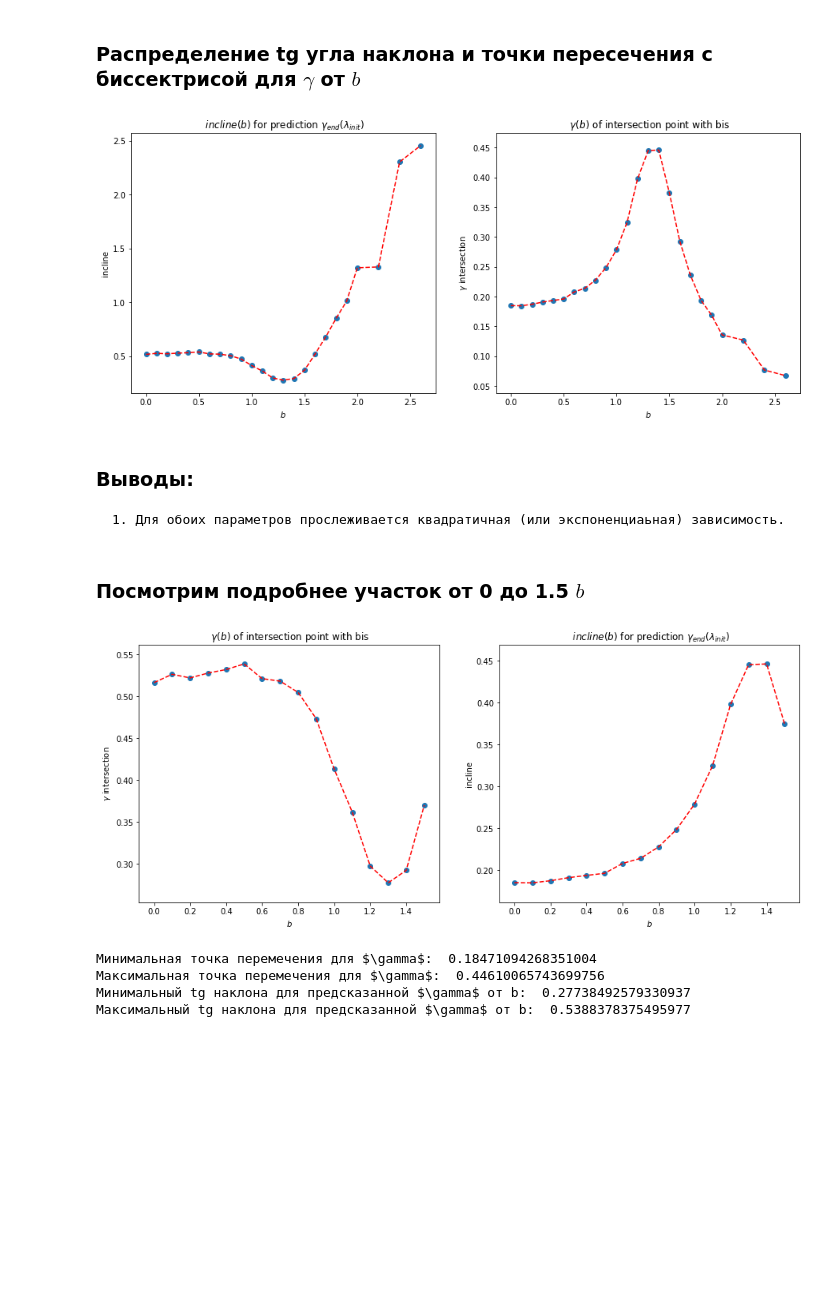
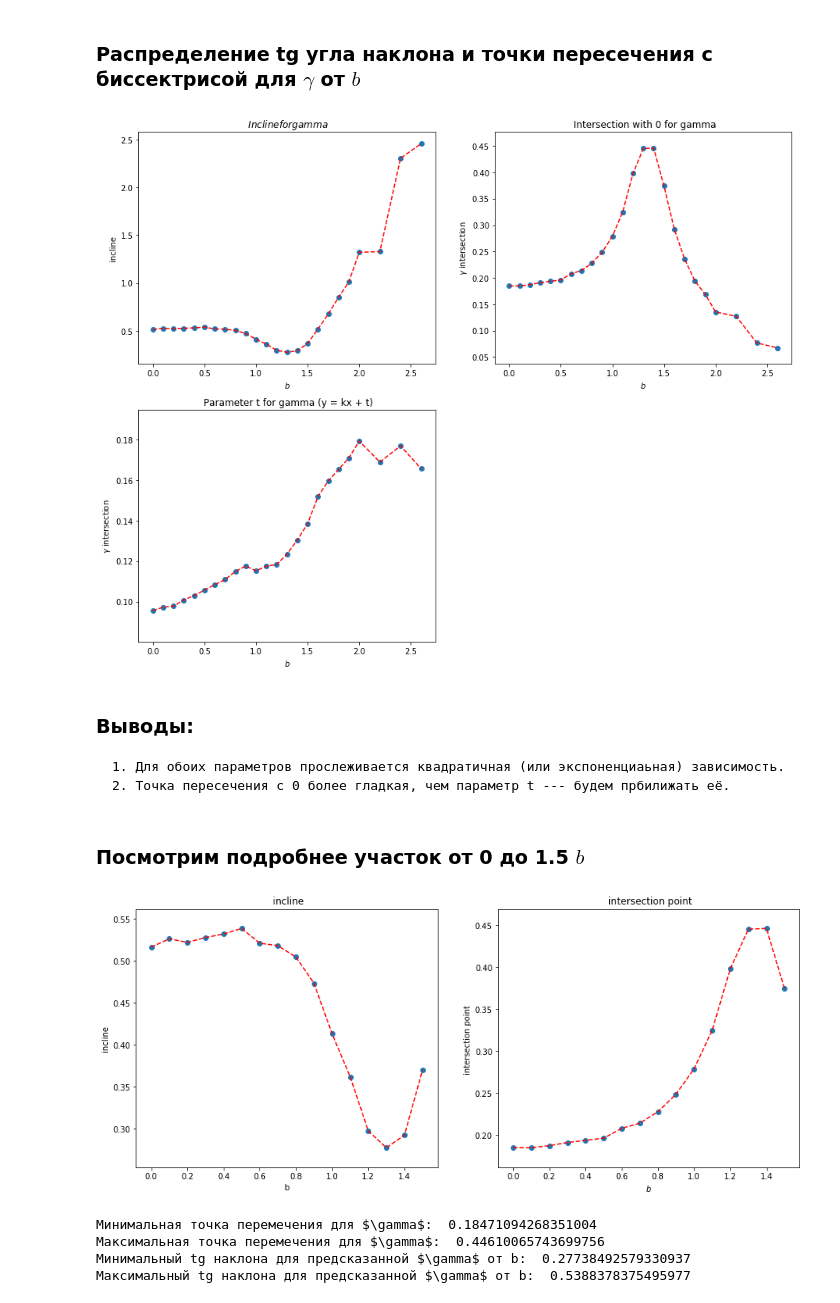
Before and after one commit to VitaliyRakitin/Diploma, a Jupyter notebook: Params2.ipynb, the cells around one changed output. Drawn from its saved outputs; the diff is of its cells as text; code cells hidden in the pictures; blank space fills up the shorter version.

```diff
--- a/Params2.ipynb
+++ b/Params2.ipynb
@@ -587,6 +587,7 @@ incline_lmbd = []
 incline_gamma = []
 intersection_lmbd = []
 intersection_gamma = []
+t_gamma = []
 arr_b = []
 
 for b in sorted(result_b.keys()):
@@ -621,7 +622,7 @@ for b in sorted(result_b.keys()):
         #параметры
         incline_lmbd.append(fit[0])
         intersection_lmbd.append(fit[1]/(1 - fit[0]))
-
+        t_gamma.append(fit[1])
         plt.subplot(122)
         plt.scatter(x,arr, label = "gamma")
         plt.plot([0. ,np.max(x)], [0. ,0], "g--", label = "zero line")
@@ -683,27 +685,35 @@ plt.show()
 # %% [markdown]
 ### Распределение tg угла наклона и точки пересечения с биссектрисой для $\gamma$ от $b$
 # %%
-plt.figure(1, figsize=(15,6))
+plt.figure(1, figsize=(15,12))
 
-plt.subplot(121)
+plt.subplot(221)
 plt.scatter(arr_b, incline_gamma)
 plt.plot(arr_b, incline_gamma, 'r--')
 plt.xlabel('$b$')
 plt.ylabel('incline')
-plt.title(' $incline(b)$ for prediction $\gamma_{end}(\lambda_{init})$')
-plt.subplot(122)
+plt.title(' $Incline for gamma$')
+plt.subplot(222)
 plt.scatter(arr_b, intersection_gamma)
 plt.plot(arr_b, intersection_gamma, 'r--')
 plt.xlabel('$b$')
 plt.ylabel('$\gamma$ intersection')
-plt.title(' $\gamma(b)$ of intersection point with bis')
+plt.title(' Intersection with 0 for gamma')
+
+plt.subplot(223)
+plt.scatter(arr_b, t_gamma)
+plt.plot(arr_b, t_gamma, 'r--')
+plt.xlabel('$b$')
+plt.ylabel('$\gamma$ intersection')
+plt.title(' Parameter t for gamma (y = kx + t)')
 
 plt.show()
 # %% [output]
-[figure, old version]
+[figure, new version]
 # %% [markdown]
 ### Выводы:
     1. Для обоих параметров прослеживается квадратичная (или экспоненциаьная) зависимость.
+    2. Точка пересечения с 0 более гладкая, чем параметр t --- будем прбилижать её.
 # %% [markdown]
 ### Посмотрим подробнее участок от 0 до 1.5 $b$
 # %%
@@ -716,20 +726,20 @@ plt.figure(1, figsize=(15,6))
 plt.subplot(121)
 plt.scatter(arr_b[:ind], incline_gamma[:ind])
 plt.plot(arr_b[:ind], incline_gamma[:ind], 'r--')
-plt.xlabel('$b$')
-plt.ylabel('$\gamma$ intersection')
-plt.title(' $\gamma(b)$ of intersection point with bis')
+plt.xlabel('b')
+plt.ylabel('incline')
+plt.title(' incline')
 
 plt.subplot(122)
 plt.scatter(arr_b[:ind], intersection_gamma[:ind])
 plt.plot(arr_b[:ind], intersection_gamma[:ind], 'r--')
 plt.xlabel('$b$')
-plt.ylabel('incline')
-plt.title(' $incline(b)$ for prediction $\gamma_{end}(\lambda_{init})$')
+plt.ylabel('intersection point ')
+plt.title(' intersection point')
 
 plt.show()
 # %% [output]
-[figure, old version]
+[figure, new version]
 # %%
 print "Минимальная точка перемечения для $\gamma$: ", np.min(intersection_gamma[:ind])
 print "Максимальная точка перемечения для $\gamma$: ", np.max(intersection_gamma[:ind])
```
Also changed, not shown: parts of 21 cells of this notebook.
